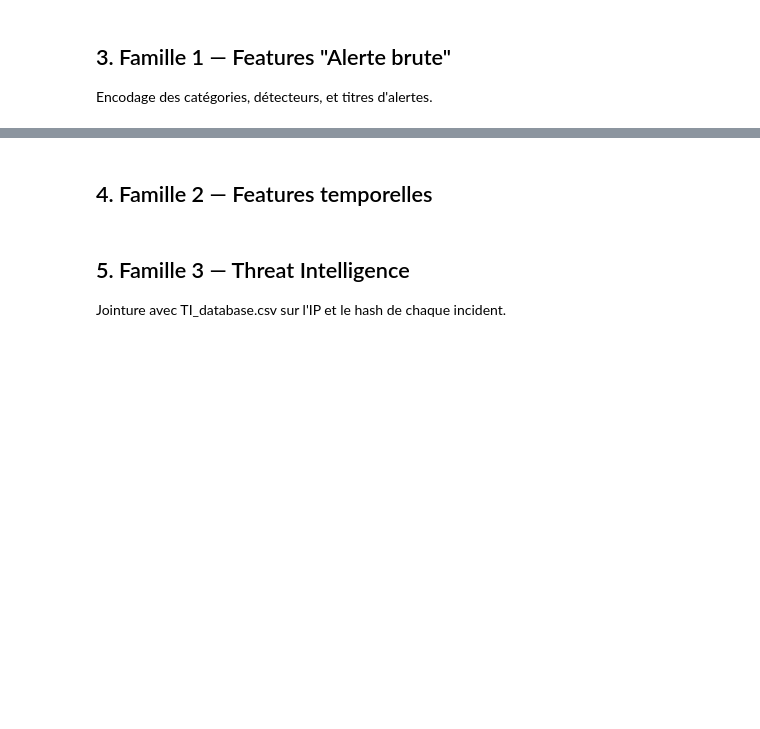
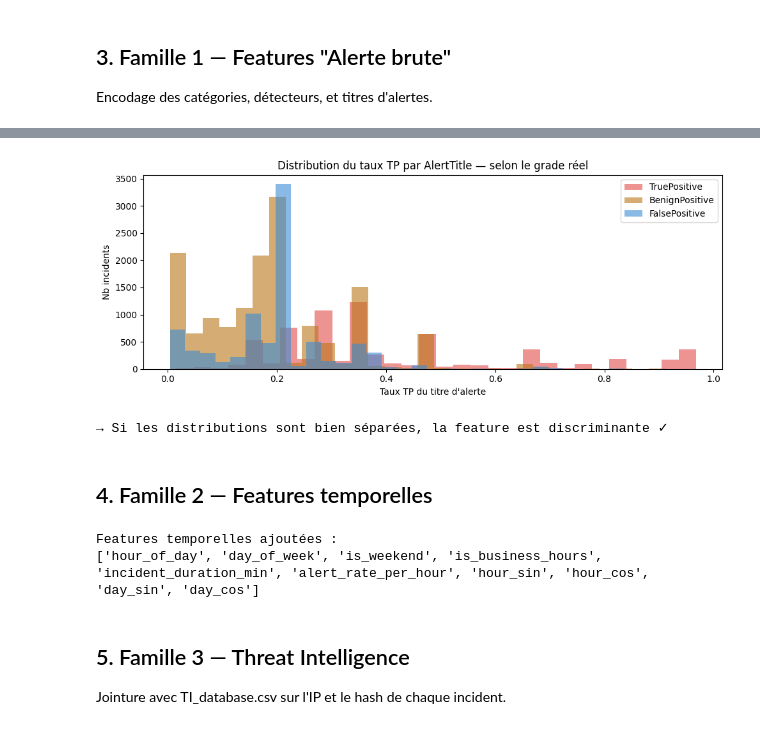
Before and after one commit to salma-1212/poc-soc-triage, a Jupyter notebook: 02_feature_engineering.ipynb, the cells around one changed output, grey strips where cells are left out. Saved outputs shown, nothing was run; the diff lists cells and outputs as text; code cells hidden in the pictures; blank space fills up the shorter version.

```diff
--- a/02_feature_engineering.ipynb
+++ b/02_feature_engineering.ipynb
@@ -103,6 +164,11 @@ for k, v in entity_coverage.items():
 ## 3. Famille 1 — Features "Alerte brute"
 Encodage des catégories, détecteurs, et titres d'alertes.
 # %%
+# Leakage important : ce target encoding est calculé sur tout le dataset,
+# y compris les lignes de test. Dans 03_ml_models.ipynb,
+# il faudra absolument recalculer ces stats uniquement sur le train set
+# et les appliquer au test set via un ColumnTransformer.
+
 feat = df[['IncidentId', 'OrgId', 'IncidentGrade']].copy()
 
 # --- Taux de TP/FP/BP par AlertTitle (target encoding robuste) ---
@@ -113,20 +179,36 @@ df_tmp = pd.concat([df[['IncidentId', 'top_alert_title', 'top_category',
                           'nb_categories', 'nb_detectors', 'nb_entity_types']], grade_dummies], axis=1)
 
 # Target encoding : proportion de TP/FP par AlertTitle
-alert_title_stats = df_tmp.groupby('top_alert_title')[['TP', 'BenignPositive', 'FP']].mean()
+M = 10  # force du smoothing — plus M est grand, plus on tire vers le taux global
+global_tp_rate = (df['IncidentGrade'] == 'TruePositive').mean()
+global_bp_rate = (df['IncidentGrade'] == 'BenignPositive').mean()
+global_fp_rate = (df['IncidentGrade'] == 'FalsePositive').mean()
+
+# Compter les occurrences par titre
+alert_title_counts = df_tmp['top_alert_title'].value_counts().rename('count')
+alert_title_stats = df_tmp.groupby('top_alert_title')[
+    ['TruePositive', 'BenignPositive', 'FalsePositive']
+].mean()
+alert_title_stats = alert_title_stats.join(alert_title_counts)
+
+# Smoothing bayésien : tire les taux rares vers la moyenne globale
+for col, global_rate in [
+    ('TruePositive',    global_tp_rate),
+    ('BenignPositive',  global_bp_rate),
+    ('FalsePositive',   global_fp_rate),
+]:
+    alert_title_stats[col] = (
+        (alert_title_stats['count'] * alert_title_stats[col] + M * global_rate)
+        / (alert_title_stats['count'] + M)
+    )
+
+alert_title_stats = alert_title_stats.drop(columns='count')
 alert_title_stats.columns = ['alert_title_tp_rate', 'alert_title_bp_rate', 'alert_title_fp_rate']
-# Filtrer les titres trop rares (< 5 occurrences) → valeur globale
-alert_title_counts = df_tmp['top_alert_title'].value_counts()
-rare_titles = alert_title_counts[alert_title_counts < 5].index
-global_tp_rate = df_tmp['TP'].mean()
-global_fp_rate = df_tmp['FP'].mean()
-global_bp_rate = df_tmp['BenignPositive'].mean()
-alert_title_stats.loc[rare_titles, 'alert_title_tp_rate'] = global_tp_rate
-alert_title_stats.loc[rare_titles, 'alert_title_fp_rate'] = global_fp_rate
-alert_title_stats.loc[rare_titles, 'alert_title_bp_rate'] = global_bp_rate
+
+# Plus besoin du bloc rare_titles — le smoothing gère ça automatiquement
 
 # Target encoding : proportion de TP/FP par Category
-cat_stats = df_tmp.groupby('top_category')[['TP', 'BenignPositive', 'FP']].mean()
+cat_stats = df_tmp.groupby('top_category')[['TruePositive', 'BenignPositive', 'FalsePositive']].mean()
 cat_stats.columns = ['category_tp_rate', 'category_bp_rate', 'category_fp_rate']
 
 # Merge
@@ -146,40 +239,52 @@ feat[['alert_title_tp_rate', 'alert_title_fp_rate', 'category_tp_rate', 'categor
 # %%
 # Vérification : les taux TP par AlertTitle sont-ils discriminants ?
 fig, ax = plt.subplots(figsize=(10, 4))
-for grade, color in [('TP', '#E24B4A'), ('BenignPositive', '#BA7517'), ('FP', '#3B8BD4')]:
+for grade, color in [('TruePositive', '#E24B4A'), ('BenignPositive', '#BA7517'), ('FalsePositive', '#3B8BD4')]:
     subset = feat[feat['IncidentGrade'] == grade]['alert_title_tp_rate']
     ax.hist(subset, bins=30, alpha=0.6, label=grade, color=color)
 ax.set_xlabel('Taux TP du titre d\'alerte')
 ax.set_ylabel('Nb incidents')
 ax.set_title('Distribution du taux TP par AlertTitle — selon le grade réel')
 ax.legend()
 plt.tight_layout()
 plt.savefig(DATA_DIR / 'eda_target_encoding.png', dpi=120, bbox_inches='tight')
 plt.show()
 print('→ Si les distributions sont bien séparées, la feature est discriminante ✓')
+# %% [output]
+[figure, added]
+→ Si les distributions sont bien séparées, la feature est discriminante ✓
 # %% [markdown]
 ## 4. Famille 2 — Features temporelles
 # %%
-feat['hour_of_day'] = df['hour_of_day']
-feat['day_of_week'] = df['day_of_week']
-feat['is_weekend'] = df['is_weekend']
-feat['is_business_hours'] = df['is_business_hours']
-feat['incident_duration_min'] = df['incident_duration_minutes'].clip(upper=10080)  # cap 1 semaine
+# Fallback dans la cellule temporelle si timestamp absent
+feat['hour_of_day'] = df['hour_of_day'].fillna(12)          # midi par défaut
+feat['day_of_week'] = df['day_of_week'].fillna(0)
+feat['is_weekend'] = df['is_weekend'].fillna(0).astype(int)
+feat['is_business_hours'] = df['is_business_hours'].fillna(1).astype(int)
+feat['incident_duration_min'] = df['incident_duration_minutes'].fillna(0).clip(upper=10080)  # cap 1 semaine
 
 # Feature : burst (nb alertes / durée) — indicateur de tempête d'alertes
-feat['alert_rate_per_hour'] = np.where(
-    df['incident_duration_minutes'] > 0,
-    df['nb_alerts'] / (df['incident_duration_minutes'] / 60 + 0.01),
-    df['nb_alerts']
-).clip(upper=1000)
+feat['alert_rate_per_hour'] = pd.Series(
+    np.where(
+        df['incident_duration_minutes'] > 0,
+        df['nb_alerts'] / (df['incident_duration_minutes'] / 60 + 0.01),
+        df['nb_alerts']
+    ),
+    index=df.index
+).clip(upper=1000)  # ← upper= fonctionne car c'est une Series pandas
 
 # Encodage cyclique de l'heure (pour capturer la continuité 23h → 0h)
 feat['hour_sin'] = np.sin(2 * np.pi * feat['hour_of_day'] / 24)
 feat['hour_cos'] = np.cos(2 * np.pi * feat['hour_of_day'] / 24)
+feat['day_sin'] = np.sin(2 * np.pi * feat['day_of_week'] / 7)
+feat['day_cos'] = np.cos(2 * np.pi * feat['day_of_week'] / 7)
 
 print('Features temporelles ajoutées :')
 print(['hour_of_day', 'day_of_week', 'is_weekend', 'is_business_hours',
-       'incident_duration_min', 'alert_rate_per_hour', 'hour_sin', 'hour_cos'])
+       'incident_duration_min', 'alert_rate_per_hour', 'hour_sin', 'hour_cos', 'day_sin', 'day_cos'])
+# %% [output]
+Features temporelles ajoutées :
+['hour_of_day', 'day_of_week', 'is_weekend', 'is_business_hours', 'incident_duration_min', 'alert_rate_per_hour', 'hour_sin', 'hour_cos', 'day_sin', 'day_cos']
 # %% [markdown]
 ## 5. Famille 3 — Threat Intelligence
 Jointure avec TI_database.csv sur l'IP et le hash de chaque incident.
```
Also changed, not shown: parts of 19 cells of this notebook, 41 other files.
